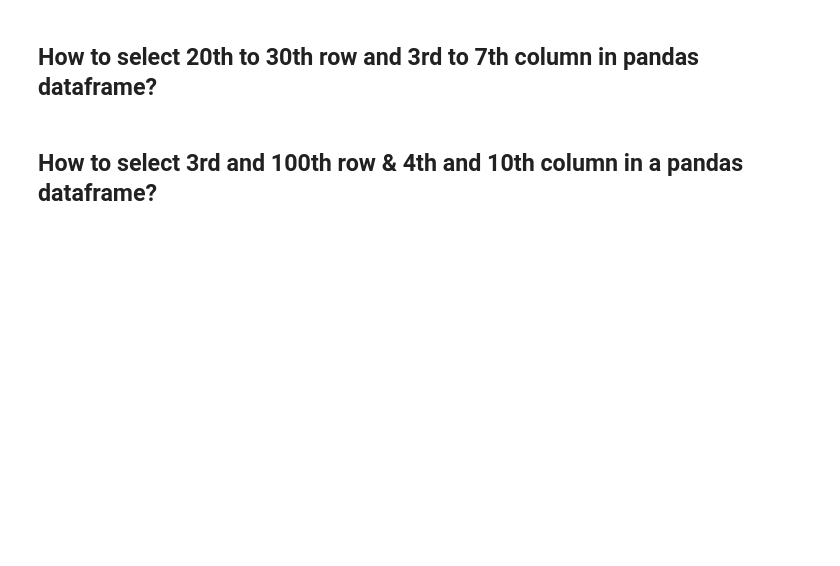
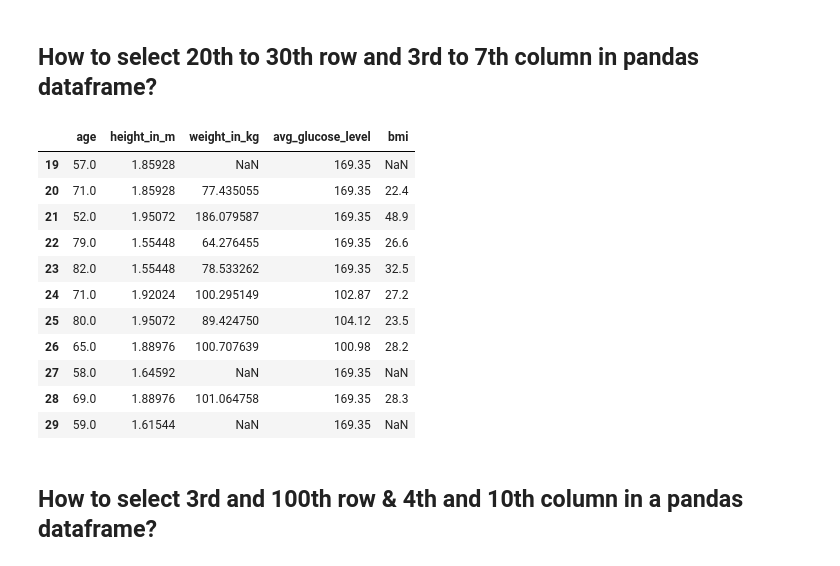
Before and after one commit to Neha-Shrestha/AI-Fellowship-Data-Wrangling, a Jupyter notebook: AI_FELLOWSHIP_Student_Notebook_Pandas_Data_Wrangling.ipynb, the cells around one changed output. Cells and saved outputs as stored; diff of their text form; code cells hidden in the pictures; blank space fills up the shorter version.

```diff
--- a/AI_FELLOWSHIP_Student_Notebook_Pandas_Data_Wrangling.ipynb
+++ b/AI_FELLOWSHIP_Student_Notebook_Pandas_Data_Wrangling.ipynb
@@ -179,6 +239,20 @@ df.describe()
 ## How to select 20th to 30th row and 3rd to 7th column in pandas dataframe?
 # %%
 ## write your code here
+df.iloc[19:30,2:7]
+# %% [output]
+|  | age | height_in_m | weight_in_kg | avg_glucose_level | bmi |
+| 19 | 57.0 | 1.85928 | NaN | 169.35 | NaN |
+| 20 | 71.0 | 1.85928 | 77.435055 | 169.35 | 22.4 |
+| 21 | 52.0 | 1.95072 | 186.079587 | 169.35 | 48.9 |
+| 22 | 79.0 | 1.55448 | 64.276455 | 169.35 | 26.6 |
+| 23 | 82.0 | 1.55448 | 78.533262 | 169.35 | 32.5 |
+| 24 | 71.0 | 1.92024 | 100.295149 | 102.87 | 27.2 |
+| 25 | 80.0 | 1.95072 | 89.424750 | 104.12 | 23.5 |
+| 26 | 65.0 | 1.88976 | 100.707639 | 100.98 | 28.2 |
+| 27 | 58.0 | 1.64592 | NaN | 169.35 | NaN |
+| 28 | 69.0 | 1.88976 | 101.064758 | 169.35 | 28.3 |
+| 29 | 59.0 | 1.61544 | NaN | 169.35 | NaN |
 # %% [markdown]
 ## How to select 3rd and 100th row & 4th and 10th column in a pandas dataframe?
 # %%
```
Also changed, not shown: parts of 9 cells of this notebook.
